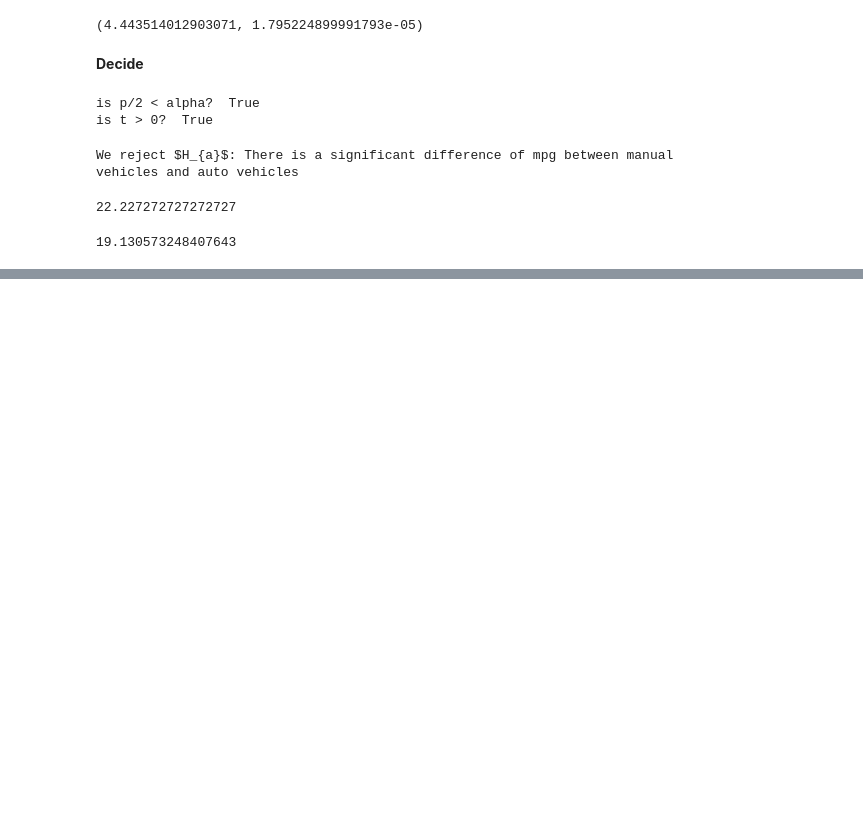
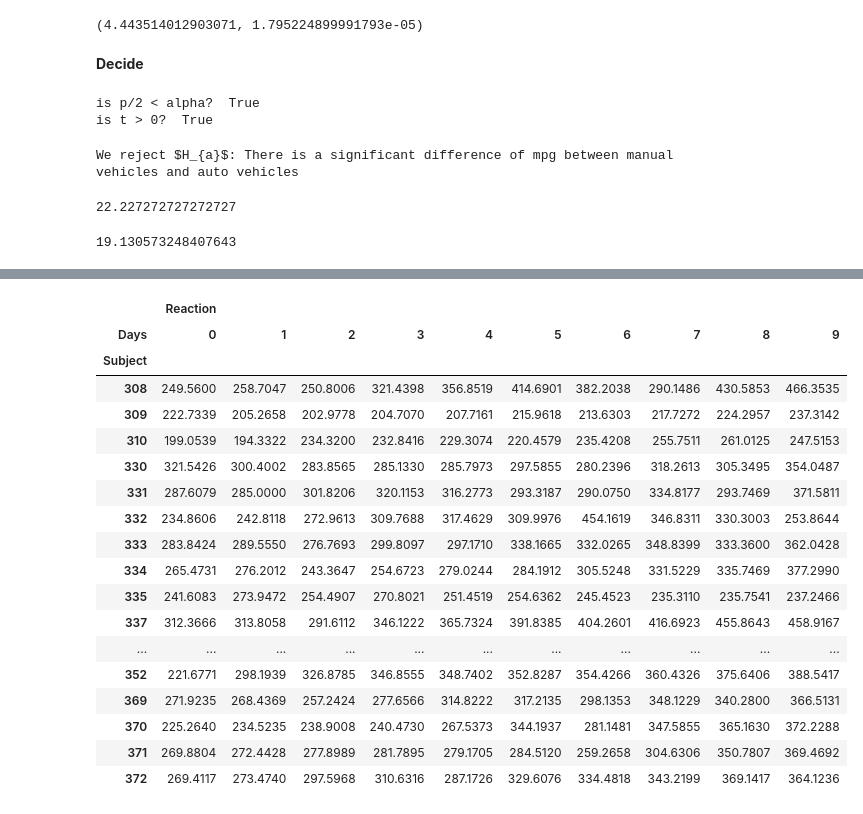
Before and after one commit to Jason-Tellez/statistics-exercises, a Jupyter notebook: hypothesis_testing.ipynb, the cells around one changed output, grey strips where cells are left out. Cells and saved outputs as stored; diff of their text form; code cells hidden in the pictures; blank space fills up the shorter version.

```diff
--- a/hypothesis_testing.ipynb
+++ b/hypothesis_testing.ipynb
@@ -385,0 +613,23 @@ auto.mean()
+# %%
+pt = pd.pivot_table(sleepdf, values=["Reaction"], index=sleepdf["Subject"], columns=sleepdf["Days"])
+pt
+# %% [output]
+|  | Reaction |  |  |  |  |  |  |  |  |  |
+| Days | 0 | 1 | 2 | 3 | 4 | 5 | 6 | 7 | 8 | 9 |
+| Subject |  |  |  |  |  |  |  |  |  |  |
+| 308 | 249.5600 | 258.7047 | 250.8006 | 321.4398 | 356.8519 | 414.6901 | 382.2038 | 290.1486 | 430.5853 | 466.3535 |
+| 309 | 222.7339 | 205.2658 | 202.9778 | 204.7070 | 207.7161 | 215.9618 | 213.6303 | 217.7272 | 224.2957 | 237.3142 |
+| 310 | 199.0539 | 194.3322 | 234.3200 | 232.8416 | 229.3074 | 220.4579 | 235.4208 | 255.7511 | 261.0125 | 247.5153 |
+| 330 | 321.5426 | 300.4002 | 283.8565 | 285.1330 | 285.7973 | 297.5855 | 280.2396 | 318.2613 | 305.3495 | 354.0487 |
+| 331 | 287.6079 | 285.0000 | 301.8206 | 320.1153 | 316.2773 | 293.3187 | 290.0750 | 334.8177 | 293.7469 | 371.5811 |
+| 332 | 234.8606 | 242.8118 | 272.9613 | 309.7688 | 317.4629 | 309.9976 | 454.1619 | 346.8311 | 330.3003 | 253.8644 |
+| 333 | 283.8424 | 289.5550 | 276.7693 | 299.8097 | 297.1710 | 338.1665 | 332.0265 | 348.8399 | 333.3600 | 362.0428 |
+| 334 | 265.4731 | 276.2012 | 243.3647 | 254.6723 | 279.0244 | 284.1912 | 305.5248 | 331.5229 | 335.7469 | 377.2990 |
+| 335 | 241.6083 | 273.9472 | 254.4907 | 270.8021 | 251.4519 | 254.6362 | 245.4523 | 235.3110 | 235.7541 | 237.2466 |
+| 337 | 312.3666 | 313.8058 | 291.6112 | 346.1222 | 365.7324 | 391.8385 | 404.2601 | 416.6923 | 455.8643 | 458.9167 |
+| ... | ... | ... | ... | ... | ... | ... | ... | ... | ... | ... |
+| 352 | 221.6771 | 298.1939 | 326.8785 | 346.8555 | 348.7402 | 352.8287 | 354.4266 | 360.4326 | 375.6406 | 388.5417 |
+| 369 | 271.9235 | 268.4369 | 257.2424 | 277.6566 | 314.8222 | 317.2135 | 298.1353 | 348.1229 | 340.2800 | 366.5131 |
+| 370 | 225.2640 | 234.5235 | 238.9008 | 240.4730 | 267.5373 | 344.1937 | 281.1481 | 347.5855 | 365.1630 | 372.2288 |
+| 371 | 269.8804 | 272.4428 | 277.8989 | 281.7895 | 279.1705 | 284.5120 | 259.2658 | 304.6306 | 350.7807 | 369.4692 |
+| 372 | 269.4117 | 273.4740 | 297.5968 | 310.6316 | 287.1726 | 329.6076 | 334.4818 | 343.2199 | 369.1417 | 364.1236 |
```
Also changed, not shown: parts of 49 cells of this notebook.
